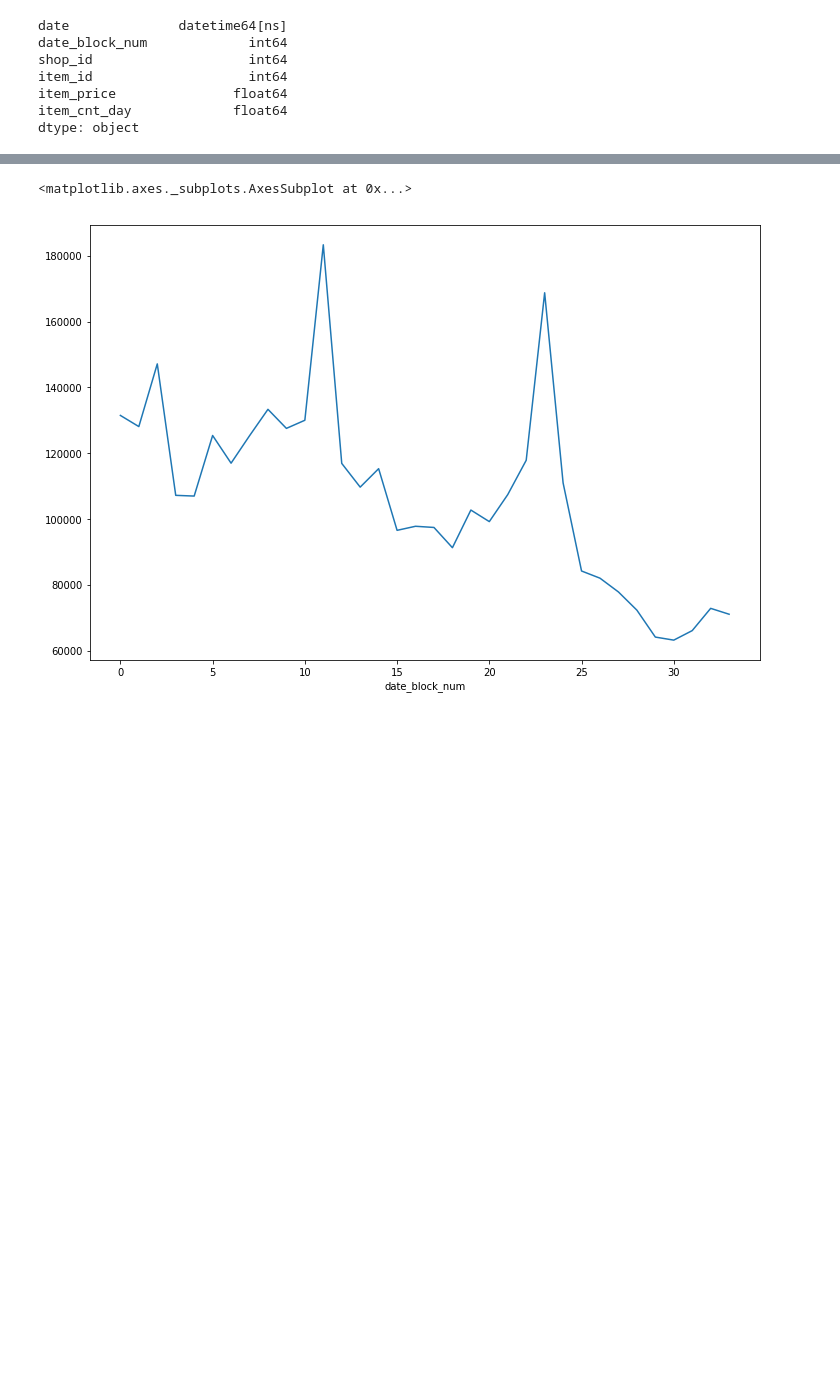
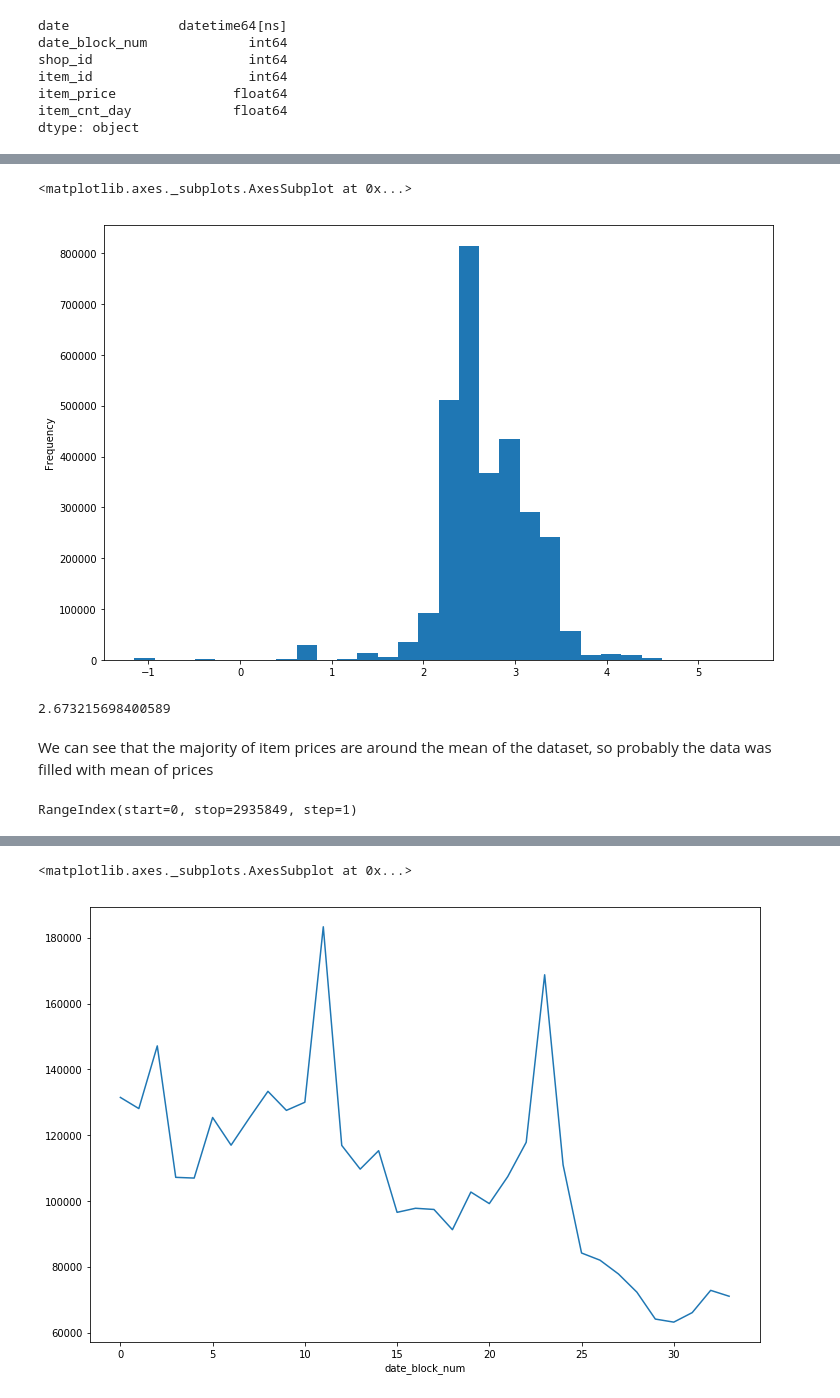
Before and after one commit to waficf/Kaggle_Competitions, a Jupyter notebook: Grocery.ipynb, the cells around one changed output, grey strips where cells are left out. Cells and saved outputs as stored; diff of their text form; code cells hidden in the pictures; blank space fills up the shorter version.

```diff
--- a/Grocery.ipynb
+++ b/Grocery.ipynb
@@ -48,0 +68,16 @@ train.head()
+# %%
+x = np.log10(trn.item_price)
+x.plot.hist(bins=30, figsize=(12,8))
+# %% [output]
+<matplotlib.axes._subplots.AxesSubplot at 0x...>
+[figure, added]
+# %%
+x.mean()
+# %% [output]
+2.673215698400589
+# %% [markdown]
+We can see that the majority of item prices are around the mean of the dataset, so probably the data was filled with mean of prices
+# %%
+trn.index
+# %% [output]
+RangeIndex(start=0, stop=2935849, step=1)
```
Also changed, not shown: parts of 28 cells of this notebook.
